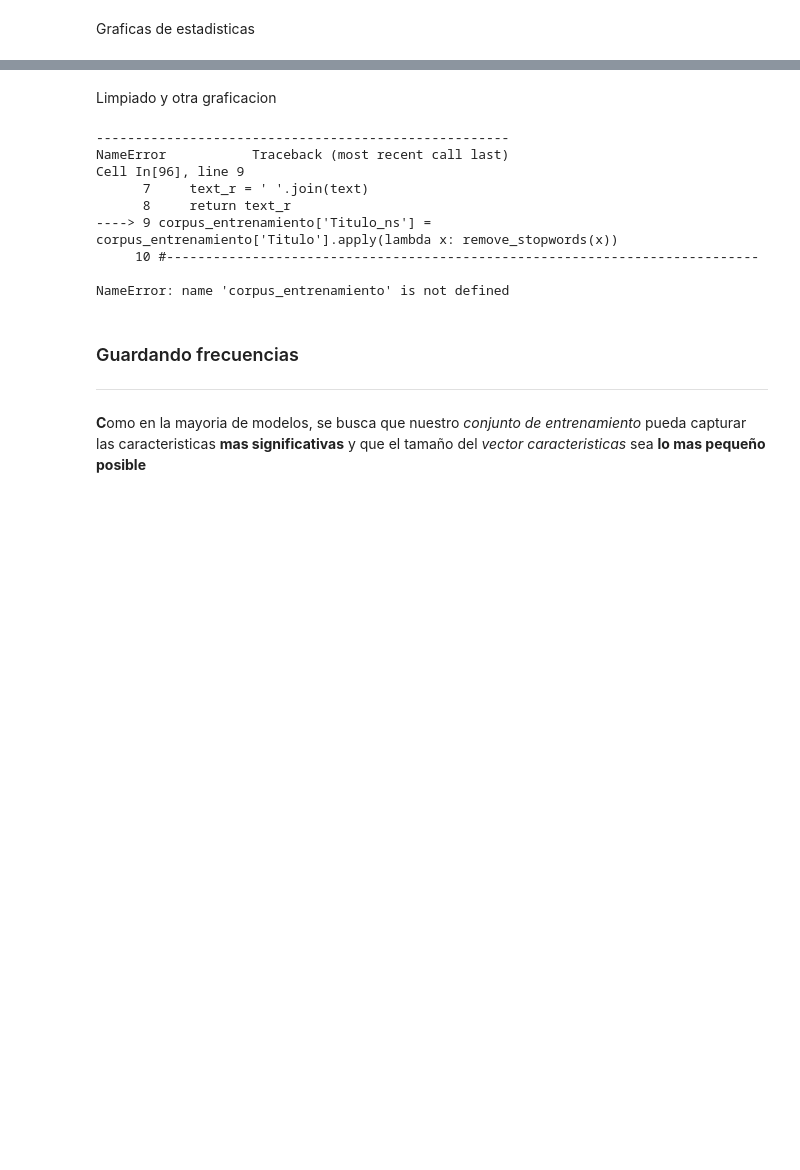
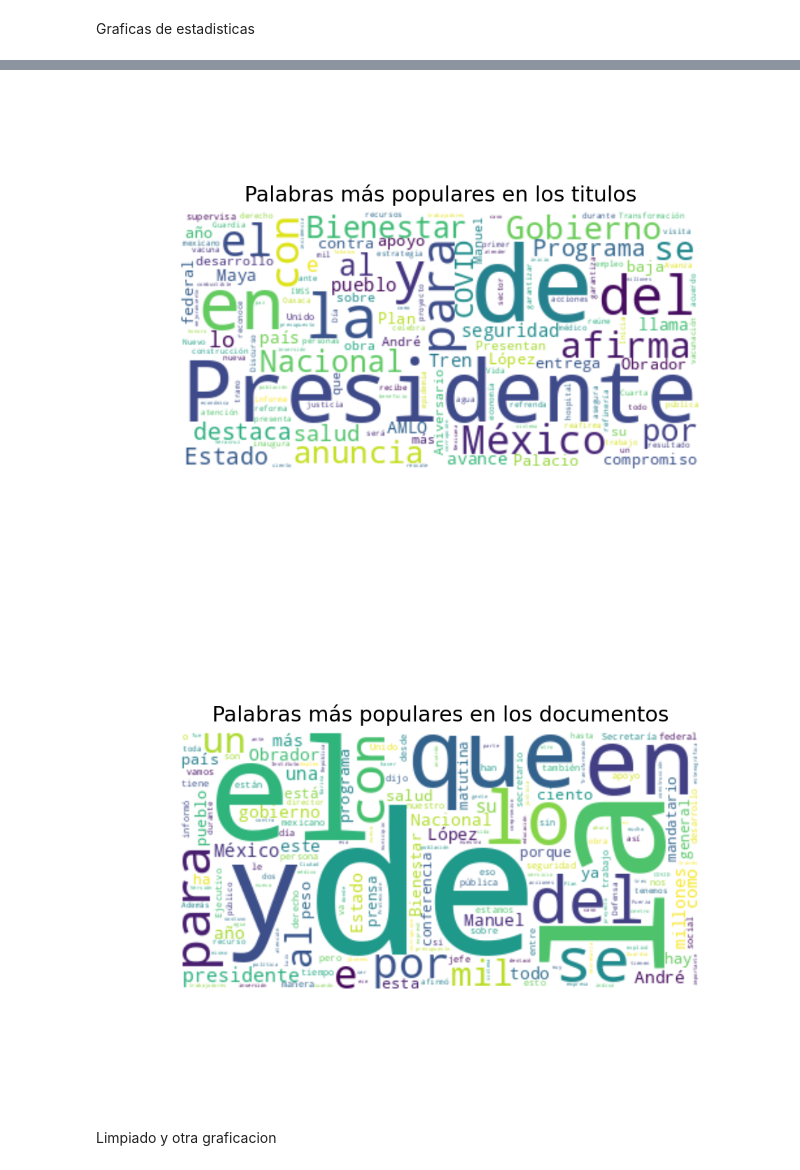
Before and after one commit to JuventinoLVH/principales_temas_de_interes_nacional, a Jupyter notebook: graficas.ipynb, the cells around one changed output, grey strips where cells are left out. Cells and saved outputs as stored; diff of their text form; code cells hidden in the pictures; blank space fills up the shorter version.

```diff
--- a/graficas.ipynb
+++ b/graficas.ipynb
@@ -172,23 +179,23 @@ for con in muestra[cantidad_palabras < 20].Contenido:
+# %%
+cloud_text = " ".join(titulo for titulo in muestra.Título)
+cloud_contenido = " ".join(contenido for contenido in muestra.Contenido)
+
+
+word_cloud_titulo = WordCloud(collocations = False, background_color = 'white').generate(cloud_text)
+word_cloud_contenido = WordCloud(collocations = False, background_color = 'white').generate(cloud_contenido)
+
+with plt.style.context('bmh'):
+    plt.imshow(word_cloud_titulo, interpolation='bilinear')
+    plt.axis("off")
+    plt.title("Palabras más populares en los titulos")
+    plt.show()
+
+    plt.imshow(word_cloud_contenido, interpolation='bilinear')
+    plt.axis("off")
+    plt.title("Palabras más populares en los documentos")
+    plt.show()
+# %% [output]
+[figure, added]
+[figure, added]
 # %% [markdown]
 Limpiado y otra graficacion
-# %%
-#############################################################################
-# Nota, este codigo esta por mientras el tokenizado. Borrar esto despues...
-stopword_es = nltk.corpus.stopwords.words('spanish')
-def remove_stopwords(text):
-    texto = text.split()
-    text = [word for word in texto if word not in stopword_es]
-    text_r = ' '.join(text)
-    return text_r
-corpus_entrenamiento['Titulo_ns'] = corpus_entrenamiento['Titulo'].apply(lambda x: remove_stopwords(x))
-#----------------------------------------------------------------------------
-# %% [output]
------------------------------------------------------
-NameError           Traceback (most recent call last)
-Cell In[96], line 9
-      7     text_r = ' '.join(text)
-      8     return text_r
-----> 9 corpus_entrenamiento['Titulo_ns'] = corpus_entrenamiento['Titulo'].apply(lambda x: remove_stopwords(x))
-     10 #----------------------------------------------------------------------------
-
-NameError: name 'corpus_entrenamiento' is not defined
@@ -203,4 +201,0 @@ corpus_vectorizado = frecuencias_del_corpus.fit_transform(corpus_entrenamiento.T
-# %% [markdown]
-### Guardando frecuencias
----
-**C**omo en la mayoria de modelos, se busca que nuestro *conjunto de entrenamiento* pueda capturar las caracteristicas **mas significativas** y que el tamaño del *vector caracteristicas* sea **lo mas pequeño posible**
```
Also changed, not shown: parts of 21 cells of this notebook, 1 other file.
